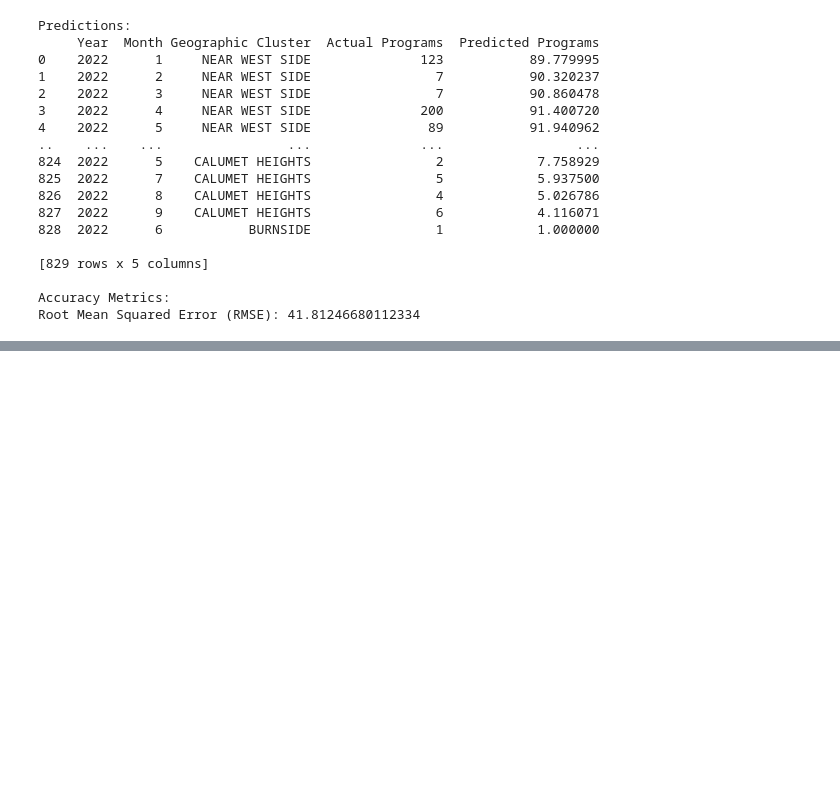
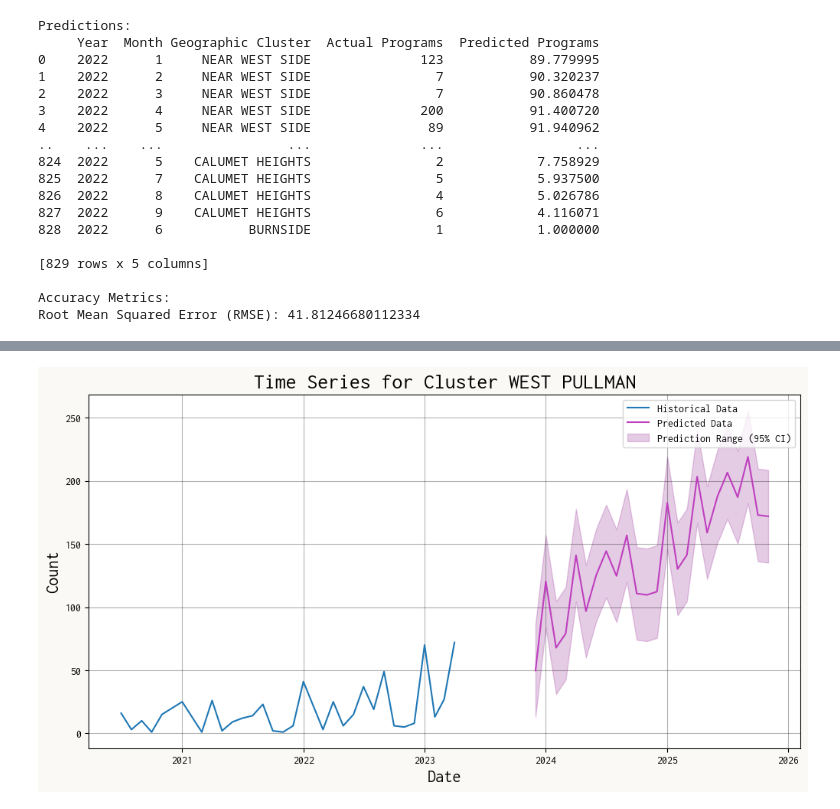
Before and after one commit to ishasharma2/stat390, a Jupyter notebook: mcmf_model.ipynb, the cells around one changed output, grey strips where cells are left out. Cells and saved outputs as stored; diff of their text form; code cells hidden in the pictures; blank space fills up the shorter version.

```diff
--- a/mcmf_model.ipynb
+++ b/mcmf_model.ipynb
@@ -315,0 +430,44 @@ plt.show()
+# %%
+historical_data = pd.read_csv('clustermonthcount.csv')
+predictions = pd.read_csv('sarima_predictions.csv', index_col='Date', parse_dates=True)
+
+cluster_name = 'WEST PULLMAN'
+historical_data = historical_data[historical_data['Geographic Cluster Name'] == cluster_name]
+historical_data['Month'] = pd.to_datetime(historical_data['Month'])
+historical_data.set_index('Month', inplace=True)
+historical_data = historical_data['Count']
+
+data = pd.concat([historical_data, predictions[cluster_name]])
+
+plt.rcParams['font.family'] = 'Inconsolata'
+
+# Historical data (excluding the last 12 months)
+historical_data = data[:-24]
+# Predicted data (last 12 months)
+predicted_data = data[-24:]
+
+historical_mean = historical_data.mean()
+historical_std = historical_data.std()
+
+z_score = 1.96  # Z-score for a 95% confidence interval (two-tailed)
+lower_bound = predictions[cluster_name] - z_score * historical_std
+upper_bound = predictions[cluster_name] + z_score * historical_std
+
+plt.figure(figsize=(12, 6), facecolor='#FAF9F6')
+ax = plt.axes(facecolor='white')  # Set the background color of the plot to white
+ax.plot(historical_data.index, historical_data, label='Historical Data')
+ax.plot(predicted_data.index, predicted_data, label='Predicted Data', color='#BF40BF')
+
+plt.fill_between(predicted_data.index, lower_bound, upper_bound,
+                 color='purple', alpha=0.2, label='Prediction Range (95% CI)')
+
+plt.xlabel('Date', fontsize=16)
+plt.ylabel('Count', fontsize=16)
+plt.title(f'Time Series for Cluster {cluster_name}', fontsize=20)
+plt.legend()
+plt.grid(True, color='black', alpha=0.3)
+# plt.savefig('southshore_timeseries.png', dpi=300)
+
+plt.show()
+# %% [output]
+[figure, added]
```
Also changed, not shown: parts of 14 cells of this notebook, 8 other files.
